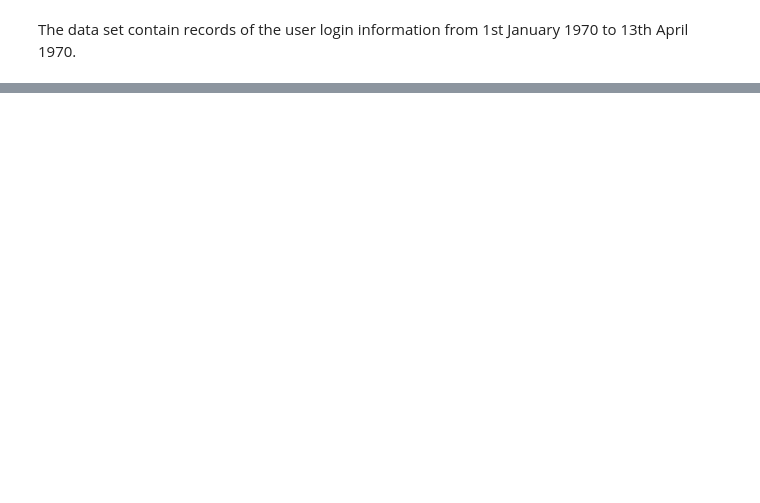
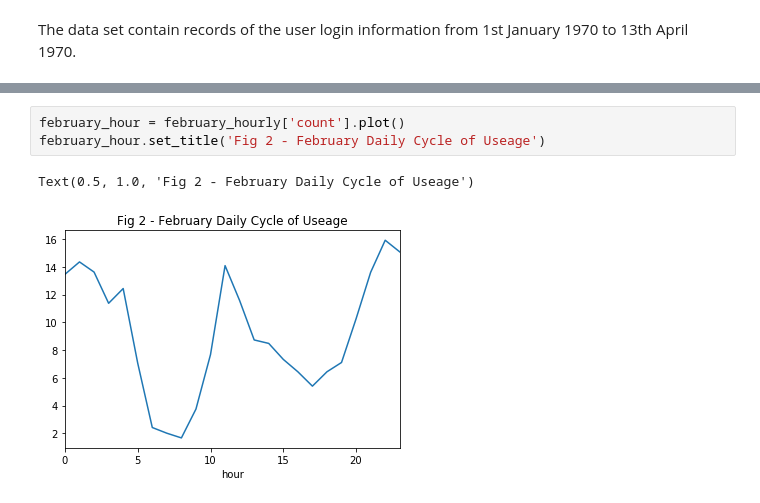
Before and after one commit to BhaskarCS/Springboard, a Jupyter notebook: ultimate_challenge/Part 1 - Exploratory data analysis.ipynb, the cells around one changed output, grey strips where cells are left out. Drawn from its saved outputs; the diff is of its cells as text; blank space fills up the shorter version.

```diff
--- a/ultimate_challenge/Part 1 - Exploratory data analysis.ipynb
+++ b/ultimate_challenge/Part 1 - Exploratory data analysis.ipynb
@@ -319,0 +76,6 @@ From our analysis, we can observe the following trends from the 4 months 15-minu
+# %%
+february_hour = february_hourly['count'].plot()
+february_hour.set_title('Fig 2 - February Daily Cycle of Useage')
+# %% [output]
+Text(0.5, 1.0, 'Fig 2 - February Daily Cycle of Useage')
+[figure, added]
```
Also changed, not shown: parts of 47 cells of this notebook, 1 other file.
